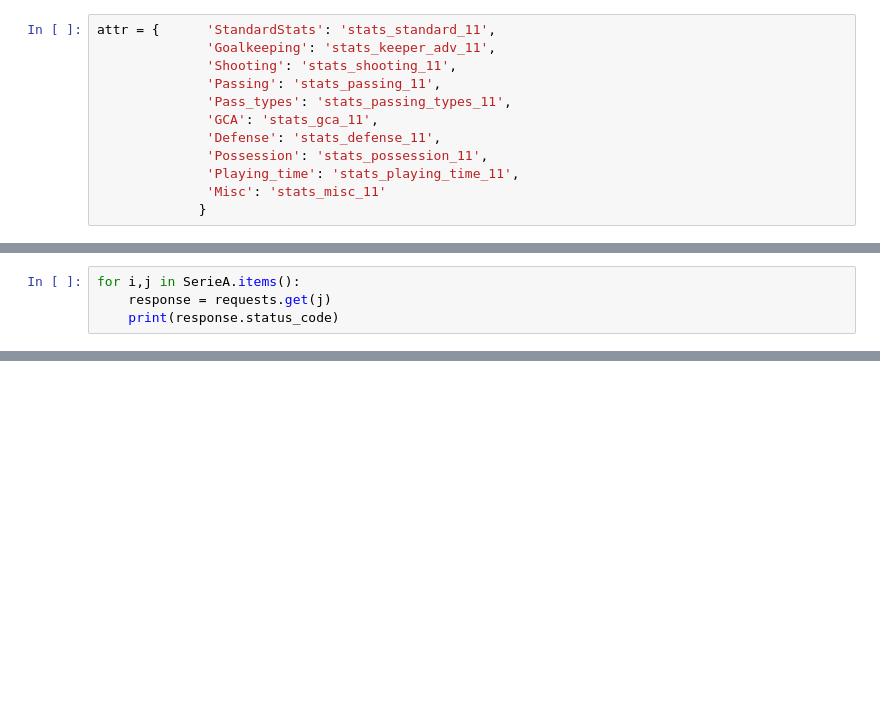
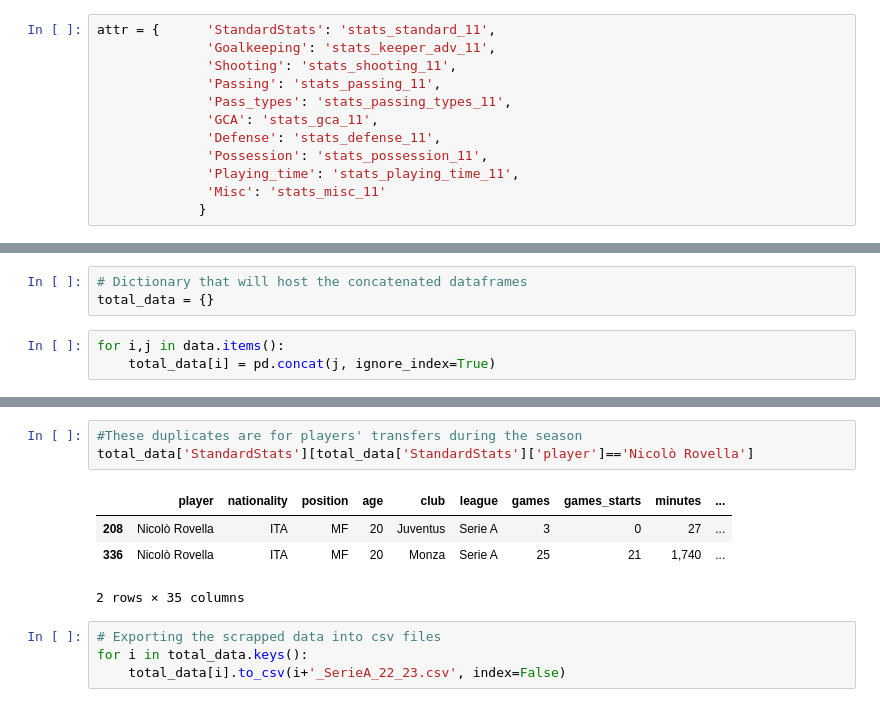
Before and after one commit to GuechtouliAnis/Football-Data-Scraping, a Jupyter notebook: data-scrapping.ipynb, the cells around one changed output, grey strips where cells are left out. Drawn from its saved outputs; the diff is of its cells as text; blank space fills up the shorter version.

```diff
--- a/data-scrapping.ipynb
+++ b/data-scrapping.ipynb
@@ -131,4 +151,6 @@ AdvKeeper_df
+# %%
+# Dictionary that will host the concatenated dataframes
+total_data = {}
 # %%
-for i,j in SerieA.items():
-    response = requests.get(j)
-    print(response.status_code)
+for i,j in data.items():
+    total_data[i] = pd.concat(j, ignore_index=True)
@@ -161,0 +184,12 @@ if response.status_code == 200:
+# %%
+#These duplicates are for players' transfers during the season
+total_data['StandardStats'][total_data['StandardStats']['player']=='Nicolò Rovella']
+# %% [output]
+|  | player | nationality | position | age | club | league | games | games_starts | minutes | ... |
+| 208 | Nicolò Rovella | ITA | MF | 20 | Juventus | Serie A | 3 | 0 | 27 | ... |
+| 336 | Nicolò Rovella | ITA | MF | 20 | Monza | Serie A | 25 | 21 | 1,740 | ... |
+2 rows × 35 columns
+# %%
+# Exporting the scrapped data into csv files
+for i in total_data.keys():
+    total_data[i].to_csv(i+'_SerieA_22_23.csv', index=False)
```
Also changed, not shown: parts of 22 cells of this notebook.
